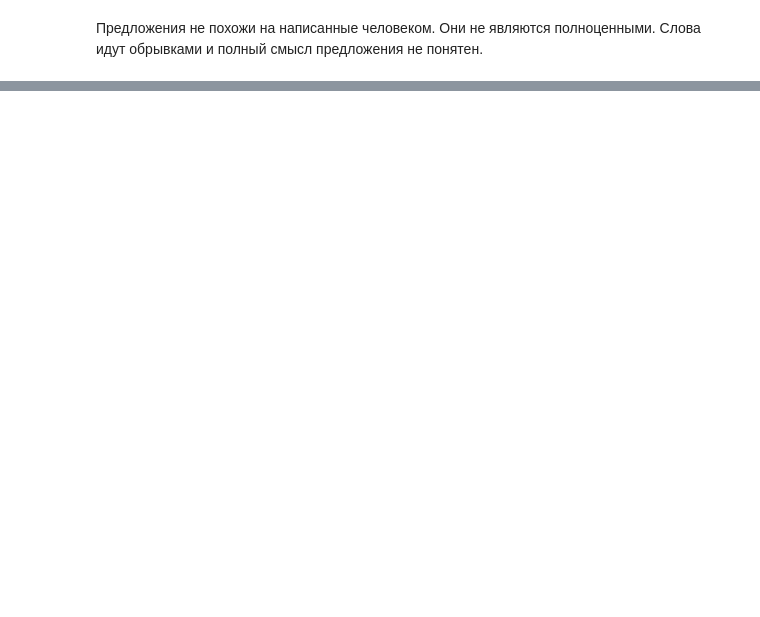
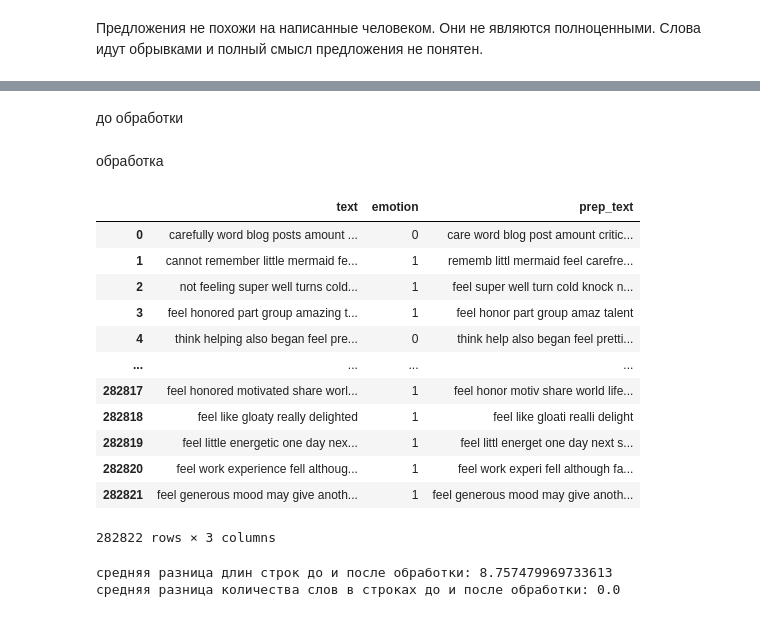
Before and after one commit to egrsid/MISIS_sentiment_analysis_project, a Jupyter notebook: research_code.ipynb, the cells around one changed output, grey strips where cells are left out. Drawn from its saved outputs; the diff is of its cells as text; code cells hidden in the pictures; blank space fills up the shorter version.

```diff
--- a/research_code.ipynb
+++ b/research_code.ipynb
@@ -98,0 +117,23 @@ drive days none feeling feeling relieved emptiness
+# %%
+def remove_punctuation(text):
+    return "".join([ch if ch not in string.punctuation else ' ' for ch in text])
+
+def remove_numbers(text):
+    return ''.join([i if not i.isdigit() else ' ' for i in text])
+
+def remove_multiple_spaces(text):
+  """удаление специальных символов"""
+  return re.sub(r'\s+', ' ', text, flags=re.I)
+# %%
+english_stop_words = stopwords.words('english')
+snowball = SnowballStemmer(language='english')
+
+def tokenize_sentence(sentence: str, remove_stop_words: bool = True):
+    prep_text = [remove_multiple_spaces(remove_numbers(remove_punctuation(sentence.lower())))]
+    prep_text = ' '.join(prep_text)
+
+    tokens = word_tokenize(prep_text, language = 'english')
+    if remove_stop_words:
+        tokens = [i for i in tokens if i not in english_stop_words]
+    tokens = [snowball.stem(i) for i in tokens]
+    return tokens
@@ -98,0 +154,2 @@ drive days none feeling feeling relieved emptiness
+# %% [markdown]
+до обработки
@@ -98,0 +161,2 @@ drive days none feeling feeling relieved emptiness
+# %% [markdown]
+обработка
@@ -98,0 +165,21 @@ drive days none feeling feeling relieved emptiness
+# %%
+prep_texts = []
+for t in tqdm(full_df.text):
+    prep_texts.append(' '.join(tokenize_sentence(t)))
+# %%
+full_df['prep_text'] = prep_texts
+full_df
+# %% [output]
+|  | text | emotion | prep_text |
+| 0 | carefully word blog posts amount ... | 0 | care word blog post amount critic... |
+| 1 | cannot remember little mermaid fe... | 1 | rememb littl mermaid feel carefre... |
+| 2 | not feeling super well turns cold... | 1 | feel super well turn cold knock n... |
+| 3 | feel honored part group amazing t... | 1 | feel honor part group amaz talent |
+| 4 | think helping also began feel pre... | 0 | think help also began feel pretti... |
+| ... | ... | ... | ... |
+| 282817 | feel honored motivated share worl... | 1 | feel honor motiv share world life... |
+| 282818 | feel like gloaty really delighted | 1 | feel like gloati realli delight |
+| 282819 | feel little energetic one day nex... | 1 | feel littl energet one day next s... |
+| 282820 | feel work experience fell althoug... | 1 | feel work experi fell although fa... |
+| 282821 | feel generous mood may give anoth... | 1 | feel generous mood may give anoth... |
+282822 rows × 3 columns
@@ -98,0 +194,6 @@ drive days none feeling feeling relieved emptiness
+# %%
+print(f'средняя разница длин строк до и после обработки: {mean_len_diff}')
+print(f'средняя разница количества слов в строках до и после обработки: {mean_amount_diff}')
+# %% [output]
+средняя разница длин строк до и после обработки: 8.757479969733613
+средняя разница количества слов в строках до и после обработки: 0.0
```
Also changed, not shown: parts of 22 cells of this notebook.
